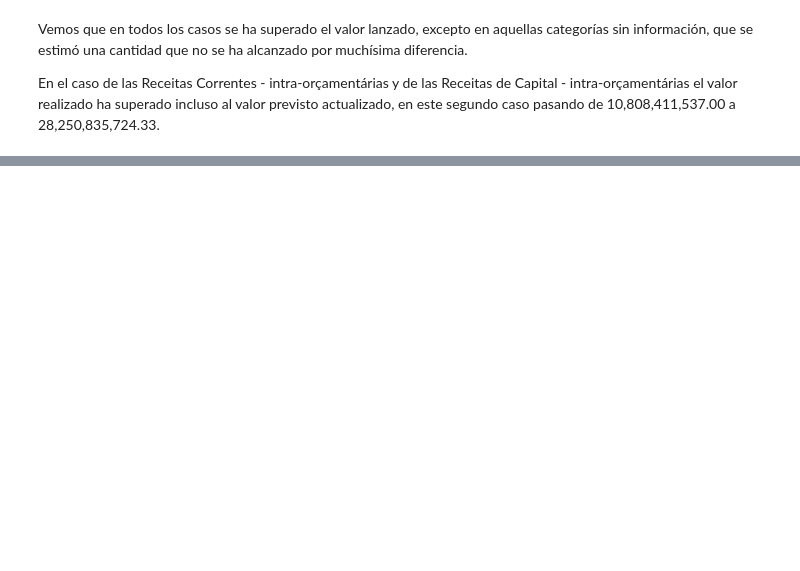
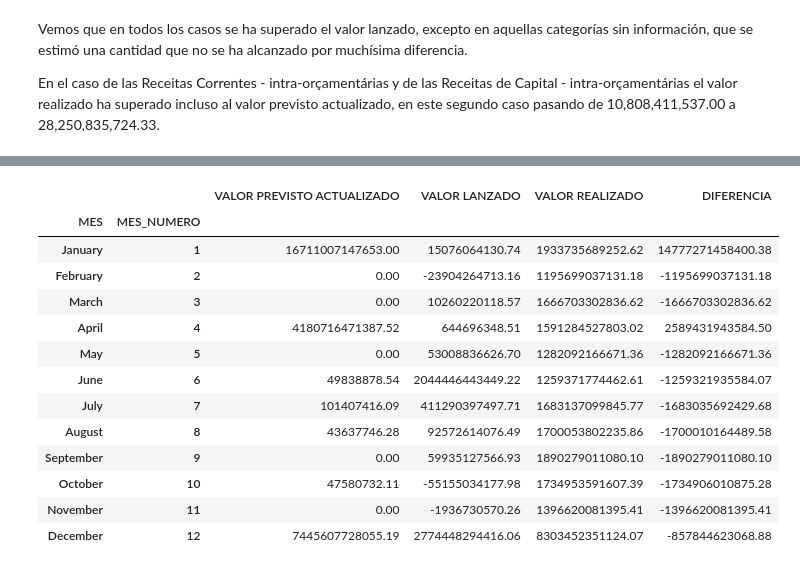
Before and after one commit to Gonzalo8julian/11.Proyecto2_EDA-Ingresos-Publicos-Brasil, a Jupyter notebook: 3.PROYECTO2_EDA.ipynb, the cells around one changed output, grey strips where cells are left out. Drawn from its saved outputs; the diff is of its cells as text; code cells hidden in the pictures; blank space fills up the shorter version.

```diff
--- a/3.PROYECTO2_EDA.ipynb
+++ b/3.PROYECTO2_EDA.ipynb
@@ -368,0 +399,4 @@ origen_ingresos.sort_values(by="DIFERENCIA", ascending=False)
+# %%
+df["MES"] = df["FECHA LANZAMIENTO"].dt.month_name()
+df["MES_NUMERO"] = df["FECHA LANZAMIENTO"].dt.month
+df.sample(1)
@@ -368,0 +406,20 @@ origen_ingresos.sort_values(by="DIFERENCIA", ascending=False)
+# %%
+tendencias_mes = df.groupby(["MES", "MES_NUMERO"])[["VALOR PREVISTO ACTUALIZADO","VALOR LANZADO","VALOR REALIZADO"]].sum()
+tendencias_mes.reset_index()
+tendencias_mes["DIFERENCIA"] = tendencias_mes["VALOR PREVISTO ACTUALIZADO"] - tendencias_mes["VALOR REALIZADO"]
+tendencias_mes.sort_values(by="MES_NUMERO", ascending=True)
+# %% [output]
+|  |  | VALOR PREVISTO ACTUALIZADO | VALOR LANZADO | VALOR REALIZADO | DIFERENCIA |
+| MES | MES_NUMERO |  |  |  |  |
+| January | 1 | 16711007147653.00 | 15076064130.74 | 1933735689252.62 | 14777271458400.38 |
+| February | 2 | 0.00 | -23904264713.16 | 1195699037131.18 | -1195699037131.18 |
+| March | 3 | 0.00 | 10260220118.57 | 1666703302836.62 | -1666703302836.62 |
+| April | 4 | 4180716471387.52 | 644696348.51 | 1591284527803.02 | 2589431943584.50 |
+| May | 5 | 0.00 | 53008836626.70 | 1282092166671.36 | -1282092166671.36 |
+| June | 6 | 49838878.54 | 2044446443449.22 | 1259371774462.61 | -1259321935584.07 |
+| July | 7 | 101407416.09 | 411290397497.71 | 1683137099845.77 | -1683035692429.68 |
+| August | 8 | 43637746.28 | 92572614076.49 | 1700053802235.86 | -1700010164489.58 |
+| September | 9 | 0.00 | 59935127566.93 | 1890279011080.10 | -1890279011080.10 |
+| October | 10 | 47580732.11 | -55155034177.98 | 1734953591607.39 | -1734906010875.28 |
+| November | 11 | 0.00 | -1936730570.26 | 1396620081395.41 | -1396620081395.41 |
+| December | 12 | 7445607728055.19 | 2774448294416.06 | 8303452351124.07 | -857844623068.88 |
```
Also changed, not shown: parts of 7 cells of this notebook, 2 other files.
